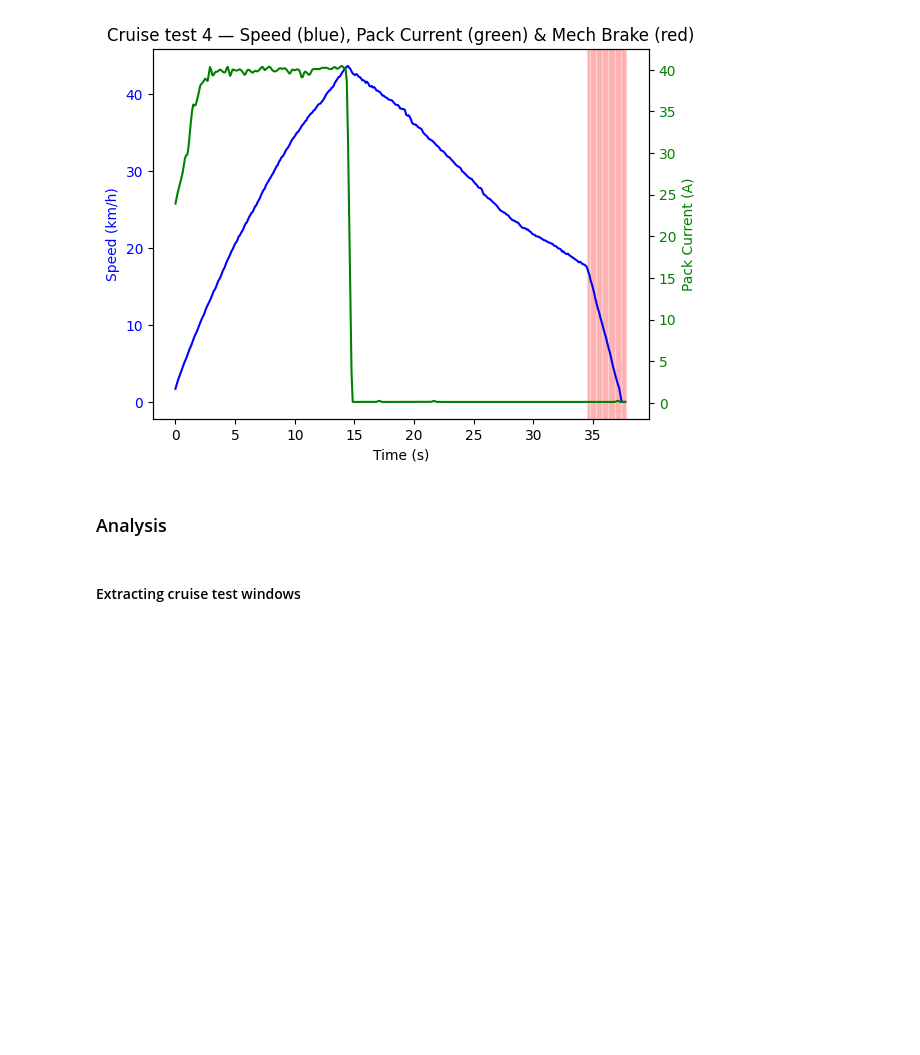
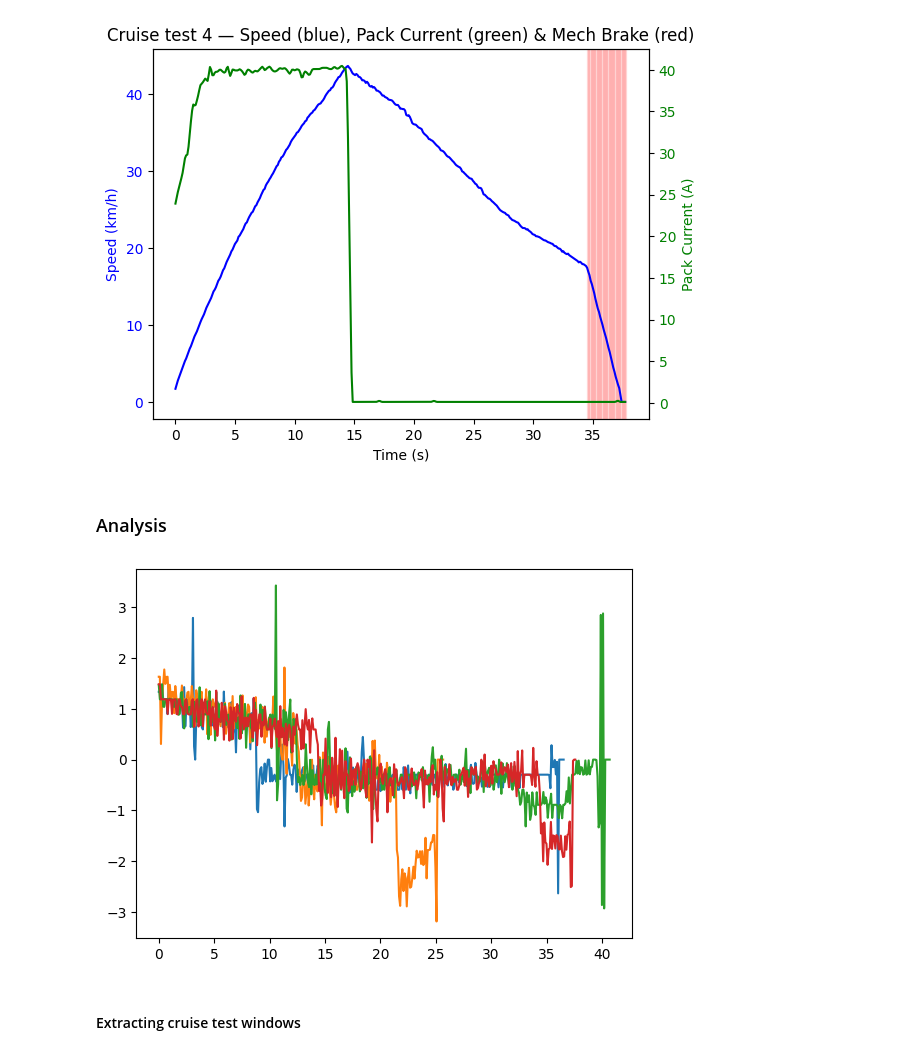
Before and after one commit to UBC-Solar/data_analysis, a Jupyter notebook: v4/drag_area_coefficient/drag_area_coefficient.ipynb, the cells around one changed output. Cells and saved outputs as stored; diff of their text form; code cells hidden in the pictures; blank space fills up the shorter version.

Commit message:
compute acceleration

```diff
--- a/v4/drag_area_coefficient/drag_area_coefficient.ipynb
+++ b/v4/drag_area_coefficient/drag_area_coefficient.ipynb
@@ -116,9 +116,16 @@ for i, (speed, current, brake) in enumerate(zip(cruise_speeds, cruise_pack_curre
 # %% [markdown]
 ### Analysis
 # %%
+KMH_PER_MPS = 3.6
+
 for i, speed in enumerate(cruise_speeds):
-    KMH_PER_MPS = 3.6
-    acceleration = (np.diff(speed) / speed.period) / KMH_PER_MPS
+    period = speed.period
+    t_axis = speed.x_axis
+
+    acceleration = (np.diff(np.asarray(speed)) / period) / KMH_PER_MPS  # np.asarray(speed) turns TimeSeries into a basic np.ndarray, guaranteeing these operations work
+    plt.plot(t_axis[:-1], acceleration)  # np.diff results in a 1 item shorter array
+# %% [output]
+[figure, added]
 # %% [markdown]
 #### Extracting cruise test windows
 # %%
```
